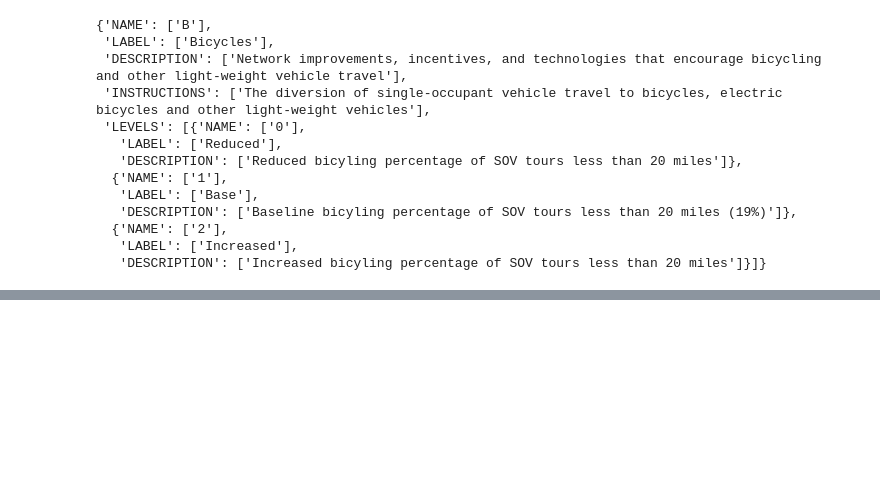
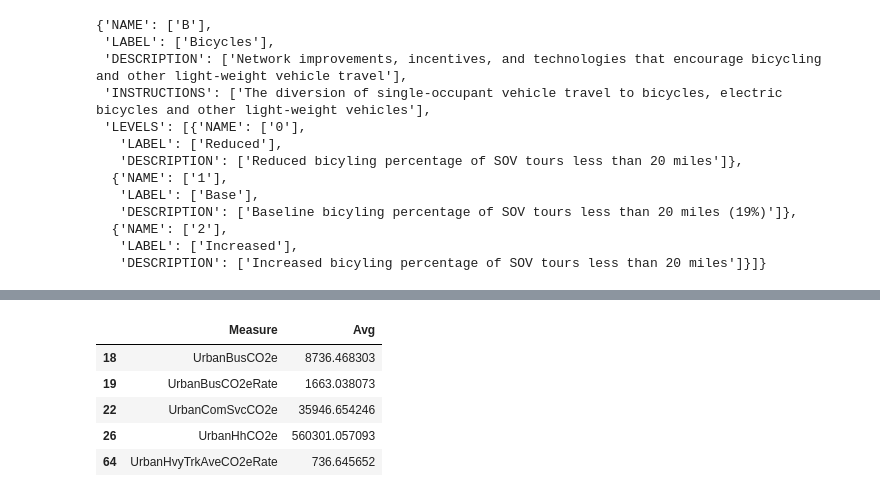
Before and after one commit to dongmeic/PythonLearning, a Jupyter notebook: Work/scenario_json.py.ipynb, the cells around one changed output, grey strips where cells are left out. Cells and saved outputs as stored; diff of their text form; code cells hidden in the pictures; blank space fills up the shorter version.

```diff
--- a/Work/scenario_json.py.ipynb
+++ b/Work/scenario_json.py.ipynb
@@ -413,3 +403,8 @@ output3 = collect_scenario_info(cat_levels)
 # %%
 with open(f'{inpath}/VEScenarioViewer/test_out3.json', 'w') as f:
     json.dump(output3, f)
+# %%
+# organize average values for output measures
+scen_fields = set(list(meas.columns)).intersection(set(list(scen.loc[0:4,'Scenario'])))
+# %%
+meas['Avg'] = meas.loc[:, scen_fields].mean(axis=1)
@@ -415,0 +424,11 @@ with open(f'{inpath}/VEScenarioViewer/test_out3.json', 'w') as f:
+# %%
+meas_s = meas.loc[meas.Measure.isin(co2_vals),:][['Measure', 'Avg']]
+# %%
+meas_s.head()
+# %% [output]
+|  | Measure | Avg |
+| 18 | UrbanBusCO2e | 8736.468303 |
+| 19 | UrbanBusCO2eRate | 1663.038073 |
+| 22 | UrbanComSvcCO2e | 35946.654246 |
+| 26 | UrbanHhCO2e | 560301.057093 |
+| 64 | UrbanHvyTrkAveCO2eRate | 736.645652 |
```
Also changed, not shown: parts of 17 cells of this notebook.
